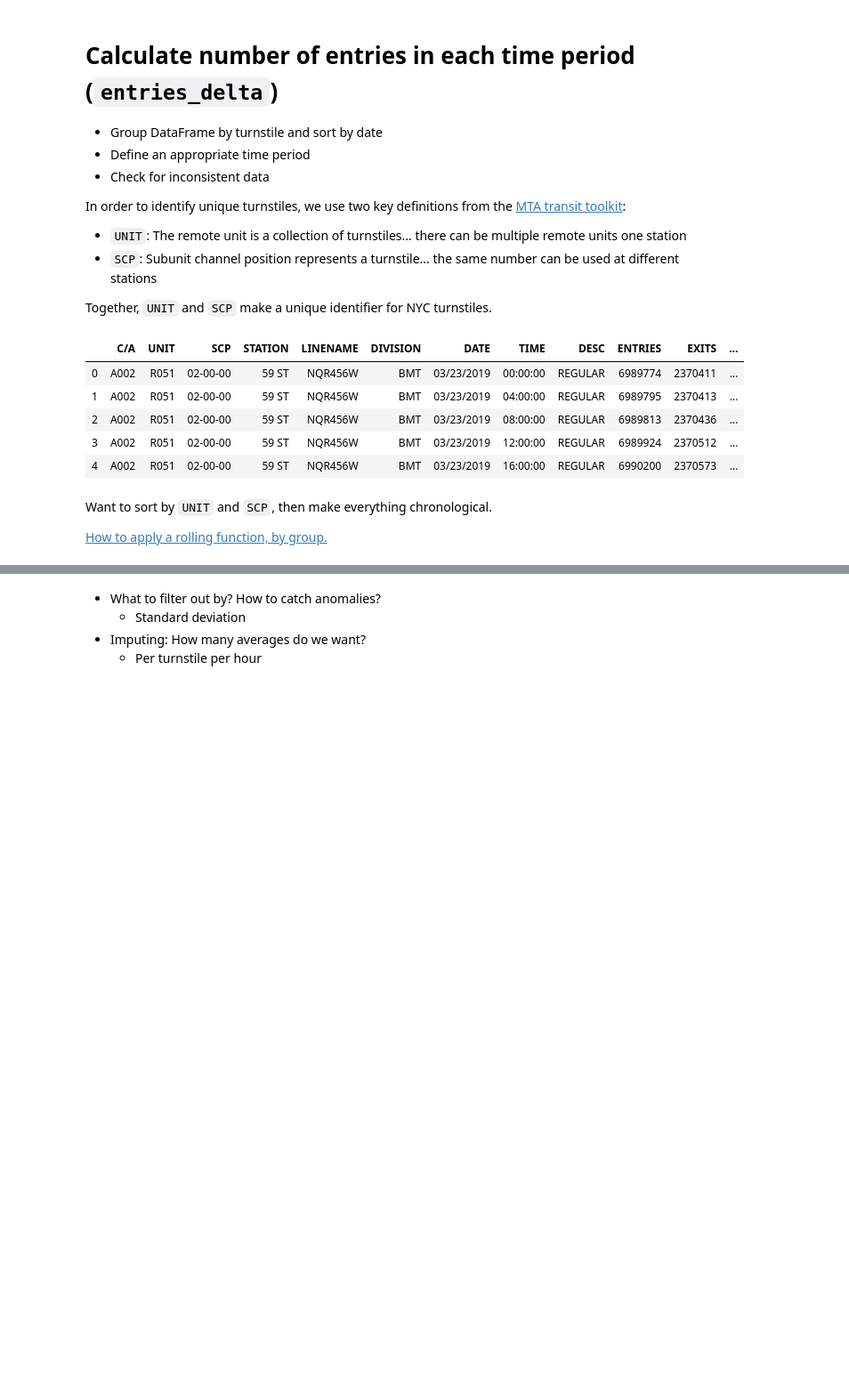
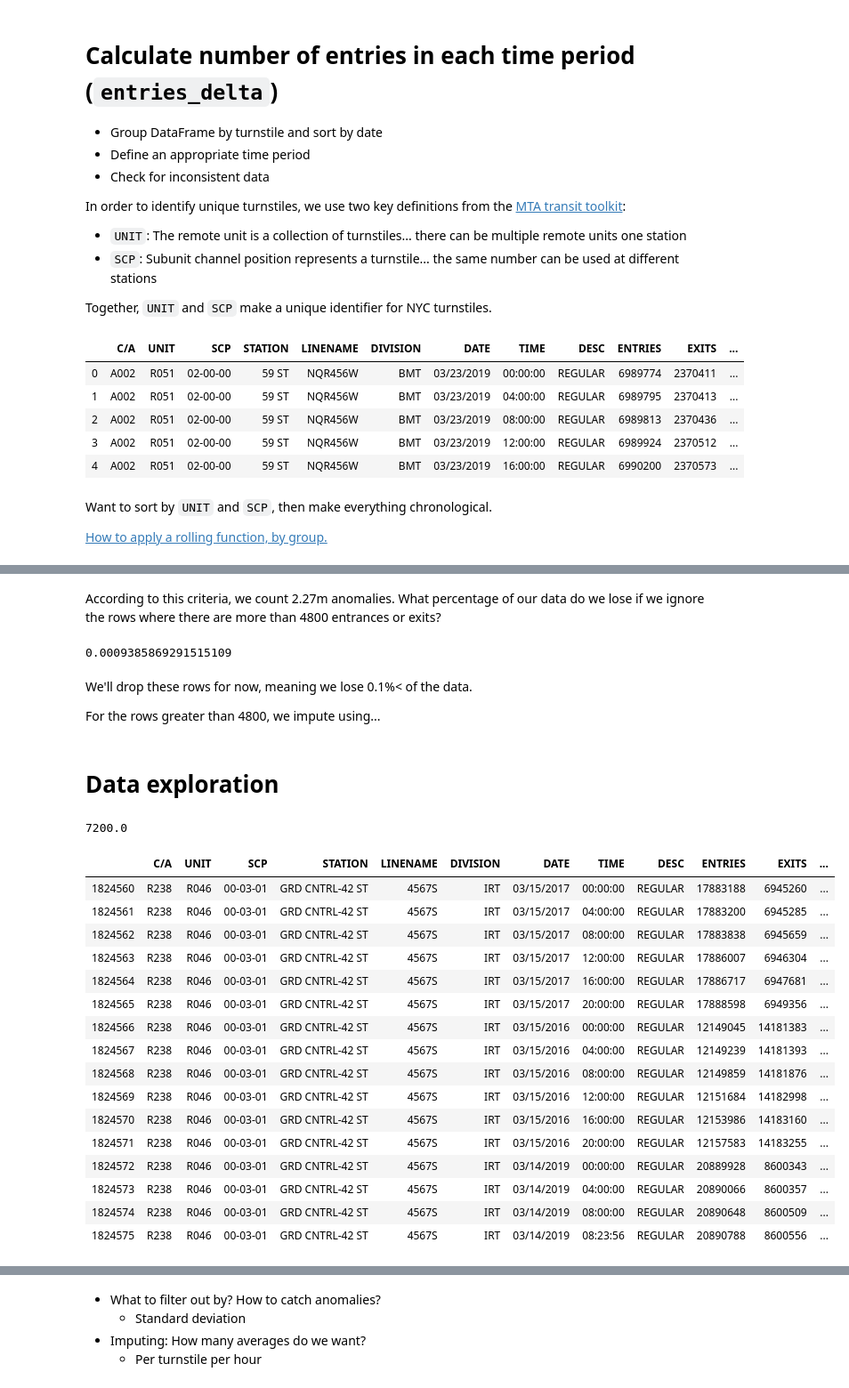
Before and after one commit to collindching/MTA-Turnstile-Analysis, a Jupyter notebook: Data Analysis.ipynb, the cells around one changed output, grey strips where cells are left out. Shown at 89% size. Cells and saved outputs as stored; diff of their text form; code cells hidden in the pictures; blank space fills up the shorter version.

Commit message:
added filtering criteria

```diff
--- a/Data Analysis.ipynb
+++ b/Data Analysis.ipynb
@@ -176,11 +166,12 @@ Want to sort by `UNIT` and `SCP`, then make everything chronological.
 
 [How to apply a rolling function, by group.](https://chrisalbon.com/python/data_wrangling/pandas_apply_function_by_group/)
 # %%
-df_clean = df.sort_values(['UNIT','SCP','DATE','TIME'], ascending=[True,True,False]).reset_index(drop=True)
-turnstiles = df_clean.groupby(['UNIT', 'SCP'], sort=False)
+df_clean = df.sort_values(['UNIT','SCP','DATE','TIME'], ascending=[True,True,False,True]).reset_index(drop=True)
+turnstiles = df_clean.groupby(['UNIT', 'SCP', 'year'], sort=False)
 
 df_clean['entries_deltas'] = turnstiles['ENTRIES'].apply(lambda x: x.rolling(2).apply(lambda x: x[1] - x[0], raw=True))
 df_clean['exits_deltas'] = turnstiles['EXITS'].apply(lambda x: x.rolling(2).apply(lambda x: x[1] - x[0], raw=True))
 df_clean['is_weekday'] = (df_clean['day_of_week'] != 5) & (df_clean['day_of_week'] != 6)
 
+# could pickle this later
 weekdays = df_clean.loc[(df_clean['day_of_week'] != 5) & (df_clean['day_of_week'] != 6)]
@@ -186,0 +194,38 @@ weekdays = df_clean.loc[(df_clean['day_of_week'] != 5) & (df_clean['day_of_week'
+# %% [markdown]
+According to this criteria, we count 2.27m anomalies. What percentage of our data do we lose if we ignore the rows where there are more than 4800 entrances or exits?
+# %%
+to_drop = (weekdays['entries_deltas'] > 4800) | (weekdays['exits_deltas'] > 4800)
+sum(to_drop)/len(weekdays)
+# %% [output]
+0.0009385869291515109
+# %% [markdown]
+We'll drop these rows for now, meaning we lose 0.1%< of the data.
+
+For the rows greater than 4800, we impute using...
+# %% [markdown]
+# Data exploration
+# %%
+60*60*4/2
+# %% [output]
+7200.0
+# %%
+df
+df_clean.loc[1824560:1824575,:]
+# %% [output]
+|  | C/A | UNIT | SCP | STATION | LINENAME | DIVISION | DATE | TIME | DESC | ENTRIES | EXITS | ... |
+| 1824560 | R238 | R046 | 00-03-01 | GRD CNTRL-42 ST | 4567S | IRT | 03/15/2017 | 00:00:00 | REGULAR | 17883188 | 6945260 | ... |
+| 1824561 | R238 | R046 | 00-03-01 | GRD CNTRL-42 ST | 4567S | IRT | 03/15/2017 | 04:00:00 | REGULAR | 17883200 | 6945285 | ... |
+| 1824562 | R238 | R046 | 00-03-01 | GRD CNTRL-42 ST | 4567S | IRT | 03/15/2017 | 08:00:00 | REGULAR | 17883838 | 6945659 | ... |
+| 1824563 | R238 | R046 | 00-03-01 | GRD CNTRL-42 ST | 4567S | IRT | 03/15/2017 | 12:00:00 | REGULAR | 17886007 | 6946304 | ... |
+| 1824564 | R238 | R046 | 00-03-01 | GRD CNTRL-42 ST | 4567S | IRT | 03/15/2017 | 16:00:00 | REGULAR | 17886717 | 6947681 | ... |
+| 1824565 | R238 | R046 | 00-03-01 | GRD CNTRL-42 ST | 4567S | IRT | 03/15/2017 | 20:00:00 | REGULAR | 17888598 | 6949356 | ... |
+| 1824566 | R238 | R046 | 00-03-01 | GRD CNTRL-42 ST | 4567S | IRT | 03/15/2016 | 00:00:00 | REGULAR | 12149045 | 14181383 | ... |
+| 1824567 | R238 | R046 | 00-03-01 | GRD CNTRL-42 ST | 4567S | IRT | 03/15/2016 | 04:00:00 | REGULAR | 12149239 | 14181393 | ... |
+| 1824568 | R238 | R046 | 00-03-01 | GRD CNTRL-42 ST | 4567S | IRT | 03/15/2016 | 08:00:00 | REGULAR | 12149859 | 14181876 | ... |
+| 1824569 | R238 | R046 | 00-03-01 | GRD CNTRL-42 ST | 4567S | IRT | 03/15/2016 | 12:00:00 | REGULAR | 12151684 | 14182998 | ... |
+| 1824570 | R238 | R046 | 00-03-01 | GRD CNTRL-42 ST | 4567S | IRT | 03/15/2016 | 16:00:00 | REGULAR | 12153986 | 14183160 | ... |
+| 1824571 | R238 | R046 | 00-03-01 | GRD CNTRL-42 ST | 4567S | IRT | 03/15/2016 | 20:00:00 | REGULAR | 12157583 | 14183255 | ... |
+| 1824572 | R238 | R046 | 00-03-01 | GRD CNTRL-42 ST | 4567S | IRT | 03/14/2019 | 00:00:00 | REGULAR | 20889928 | 8600343 | ... |
+| 1824573 | R238 | R046 | 00-03-01 | GRD CNTRL-42 ST | 4567S | IRT | 03/14/2019 | 04:00:00 | REGULAR | 20890066 | 8600357 | ... |
+| 1824574 | R238 | R046 | 00-03-01 | GRD CNTRL-42 ST | 4567S | IRT | 03/14/2019 | 08:00:00 | REGULAR | 20890648 | 8600509 | ... |
+| 1824575 | R238 | R046 | 00-03-01 | GRD CNTRL-42 ST | 4567S | IRT | 03/14/2019 | 08:23:56 | REGULAR | 20890788 | 8600556 | ... |
```
Also changed, not shown: parts of 7 cells of this notebook.
